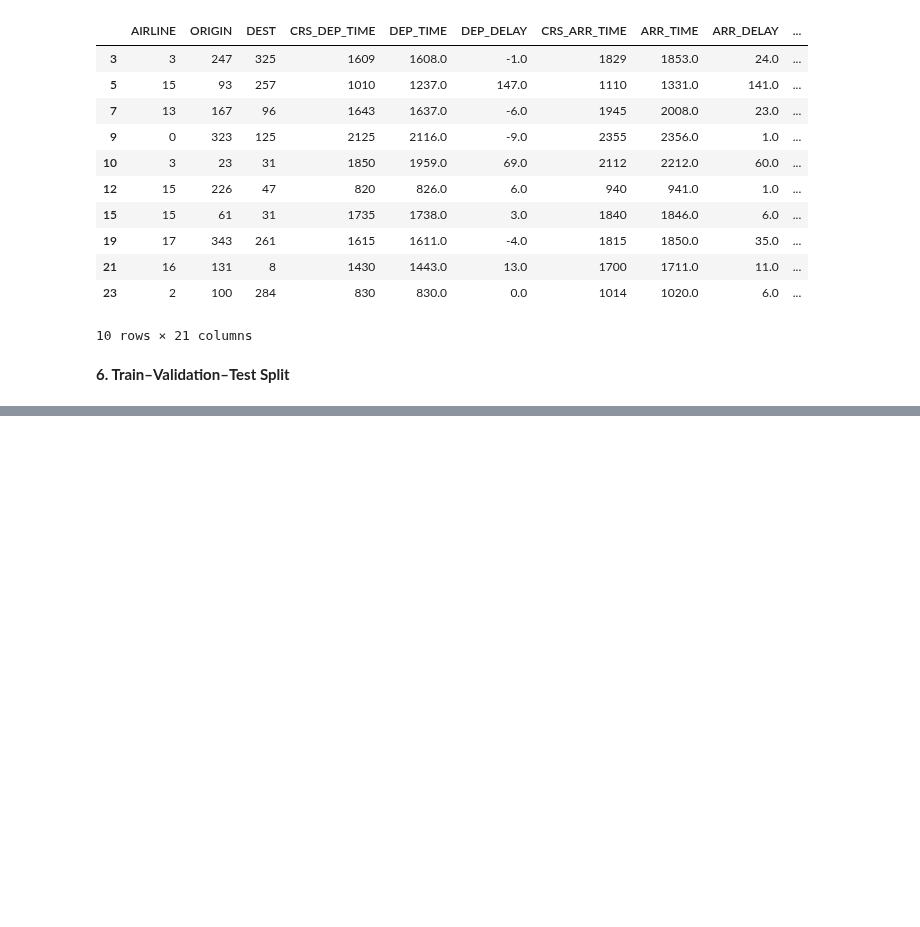
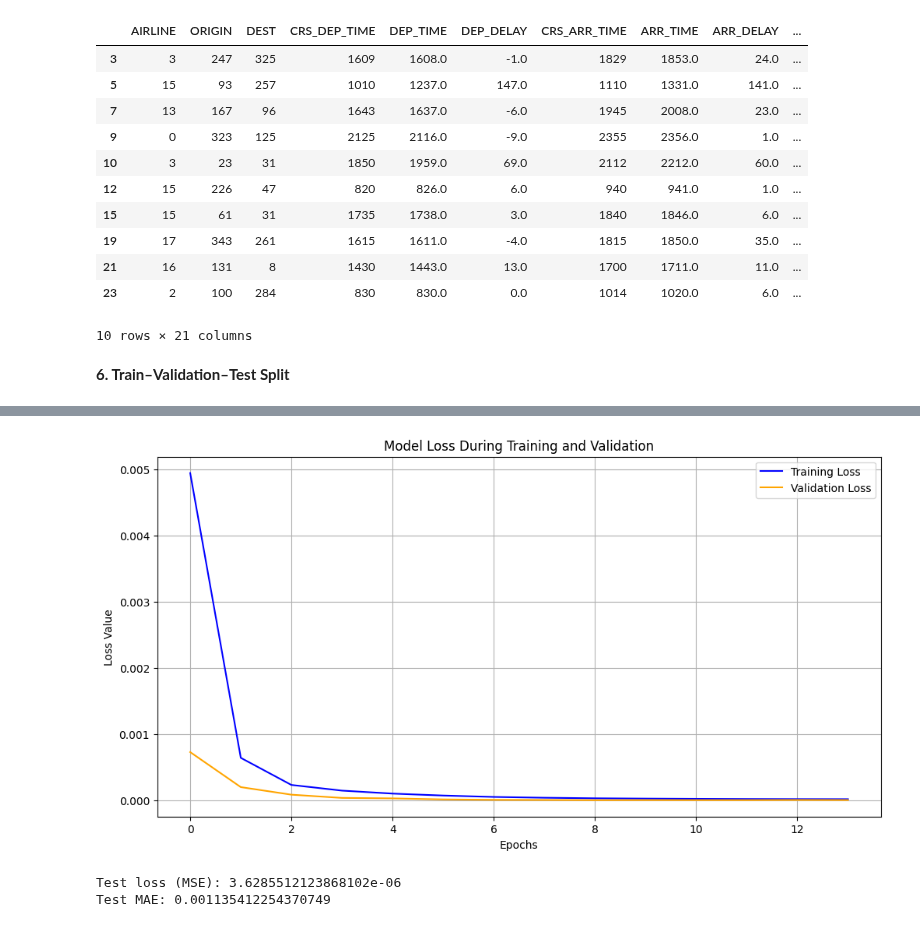
Before and after one commit to swiz9/Flight-Delay-Prediction-System, a Jupyter notebook: RNN_Flight_Delay_Prediction.ipynb, the cells around one changed output, grey strips where cells are left out. Drawn from its saved outputs; the diff is of its cells as text; code cells hidden in the pictures; blank space fills up the shorter version.

Commit message:
build, train, and evaluate SimpleRNN model for arrival delay prediction

```diff
--- a/RNN_Flight_Delay_Prediction.ipynb
+++ b/RNN_Flight_Delay_Prediction.ipynb
@@ -234,0 +237,17 @@ X_test = X_test.reshape((X_test.shape[0], 1, X_test.shape[1]))
+# %%
+# Define the RNN model architecture
+model = Sequential()
+model.add(SimpleRNN(64, input_shape=(1, X_train.shape[2]), return_sequences=True))
+model.add(Dropout(0.2))
+model.add(SimpleRNN(64, return_sequences=True))
+model.add(Dropout(0.2))
+model.add(SimpleRNN(64))
+model.add(Dense(1))
+# %%
+# Compile the model
+optimizer = Adam(learning_rate=0.0001)
+model.compile(loss='mean_squared_error', optimizer=optimizer, metrics=['mae'])
+# %%
+# Train the model
+early_stopping = EarlyStopping(monitor='val_loss', patience=5, restore_best_weights=True)
+history = model.fit(X_train, y_train, epochs=15, batch_size=128, validation_data=(X_val, y_val), verbose=2, shuffle=False, callbacks=[early_stopping])
@@ -234,0 +272,22 @@ X_test = X_test.reshape((X_test.shape[0], 1, X_test.shape[1]))
+# %%
+# Plot training and validation loss values
+plt.figure(figsize=(12, 6))
+plt.plot(history.history['loss'], label='Training Loss', color='blue')
+plt.plot(history.history['val_loss'], label='Validation Loss', color='orange')
+plt.xlabel('Epochs')
+plt.ylabel('Loss Value')
+plt.title('Model Loss During Training and Validation')
+plt.legend()
+plt.grid(True)
+plt.show()
+# %% [output]
+[figure, added]
+# %%
+# Evaluate the model on the test set
+test_loss, test_mae = model.evaluate(X_test, y_test, verbose=0)
+
+print(f"Test loss (MSE): {test_loss}")
+print(f"Test MAE: {test_mae}")
+# %% [output]
+Test loss (MSE): 3.6285512123868102e-06
+Test MAE: 0.001135412254370749
```
Also changed, not shown: parts of 4 cells of this notebook.
